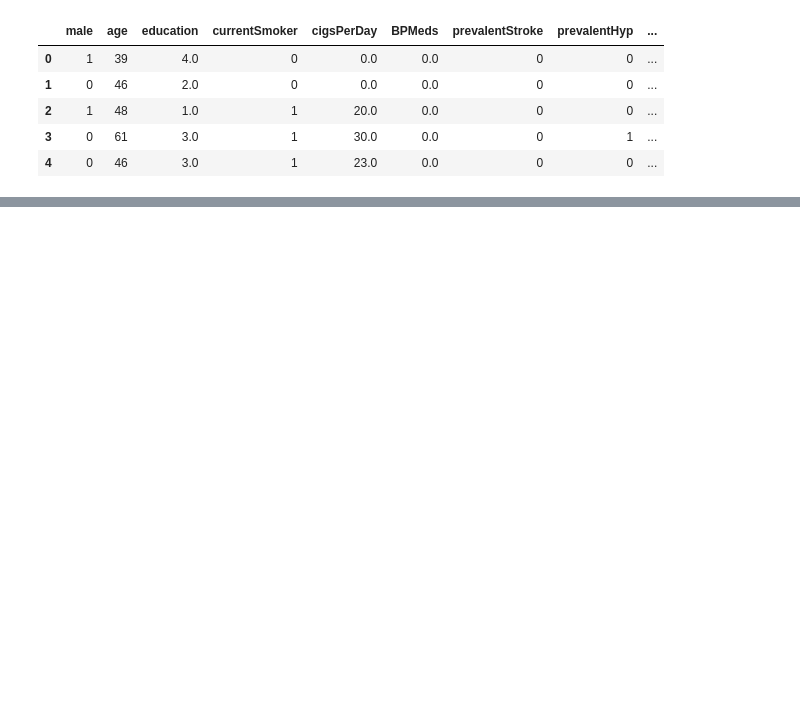
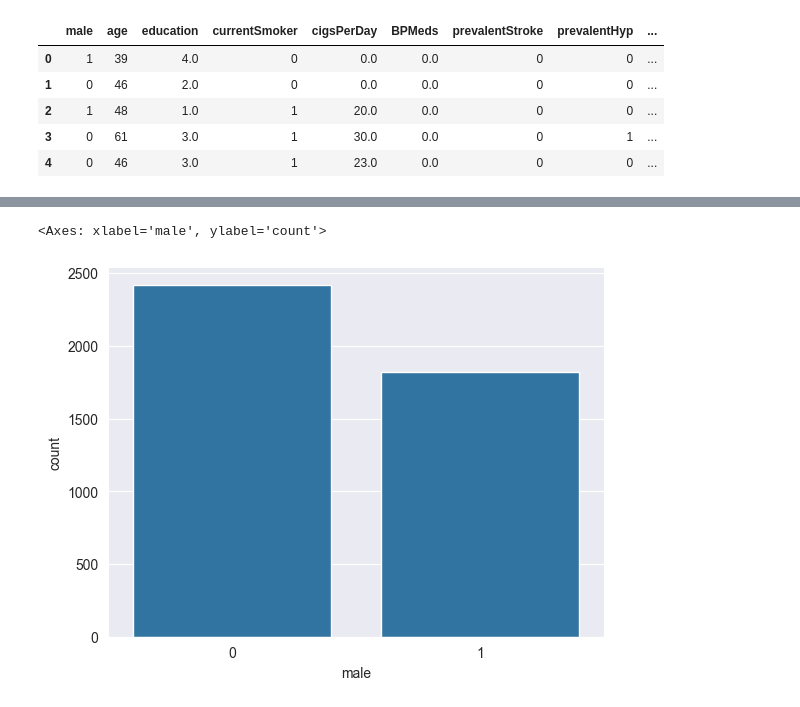
Before and after one commit to WarnerVance/CP2-ML, a Jupyter notebook: Intro to ML Notes/main.ipynb, the cells around one changed output, grey strips where cells are left out. Saved outputs shown, nothing was run; the diff lists cells and outputs as text; code cells hidden in the pictures; blank space fills up the shorter version.

```diff
--- a/Intro to ML Notes/main.ipynb
+++ b/Intro to ML Notes/main.ipynb
@@ -16,0 +50,6 @@ df.head()
+# %%
+import seaborn as sns
+sns.countplot(df, x = "male")
+# %% [output]
+<Axes: xlabel='male', ylabel='count'>
+[figure, added]
```
Also changed, not shown: parts of 12 cells of this notebook.
